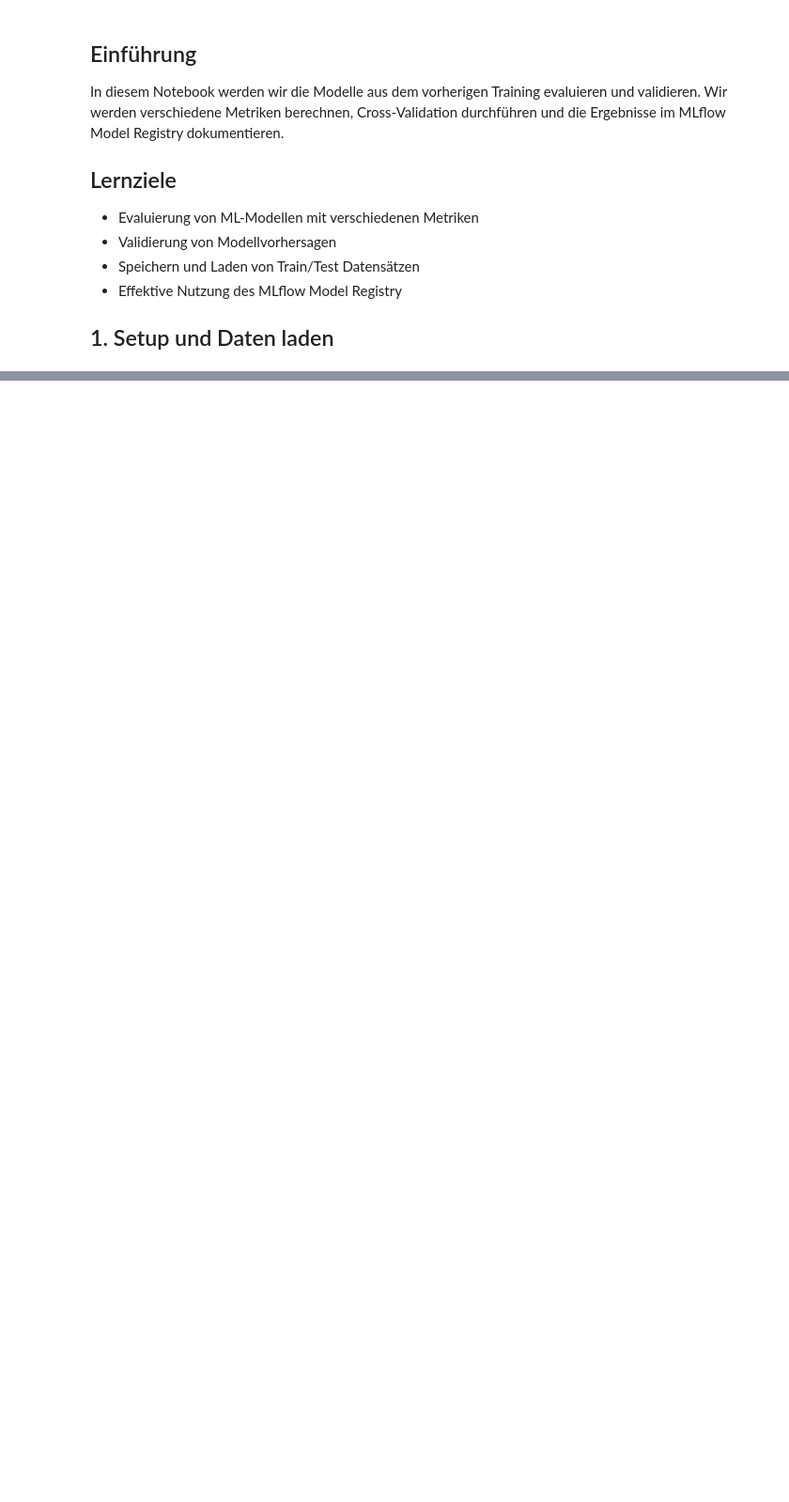
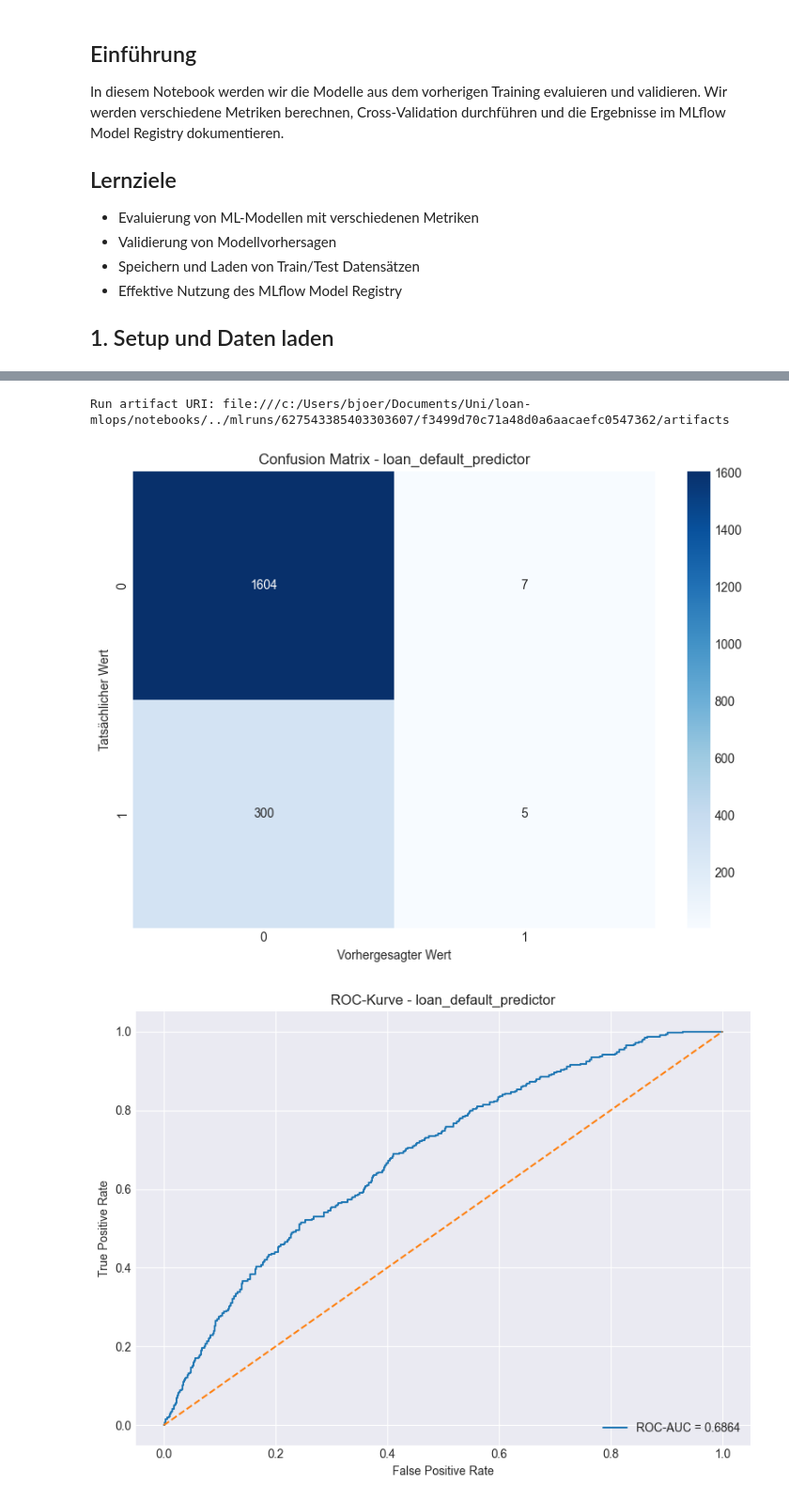
Before and after one commit to hansbjoern93/loan-mlops, a Jupyter notebook: notebooks/04_Modell_Evaluierung.ipynb, the cells around one changed output, grey strips where cells are left out. Shown at 94% size. Cells and saved outputs as stored; diff of their text form; code cells hidden in the pictures; blank space fills up the shorter version.

Commit message:
Modell Evaluierung

```diff
--- a/notebooks/04_Modell_Evaluierung.ipynb
+++ b/notebooks/04_Modell_Evaluierung.ipynb
@@ -51,0 +81,10 @@ X_train, X_test, y_train, y_test = train_test_split(X, y, test_size=0.2, random_
+# %%
+model_name = "loan_default_predictor"
+
+best_model_version = client.get_latest_versions(model_name, stages=["Staging"])[0]
+best_model = mlflow.sklearn.load_model(f"runs:/{best_model_version.run_id}/model")
+
+print("Geladene Modellversion:", best_model_version.version)
+print("Run ID:", best_model_version.run_id)
+print(type(best_model))
+print(best_model)
@@ -51,0 +175,27 @@ X_train, X_test, y_train, y_test = train_test_split(X, y, test_size=0.2, random_
+# %%
+with mlflow.start_run(
+    run_name="evaluation_loan_model",
+    experiment_id=experiment.experiment_id
+):
+    print("Run artifact URI:", mlflow.get_artifact_uri())
+
+    evaluation_results = evaluate_model_comprehensive(
+        best_model,
+        X_test_scaled,
+        y_test,
+        model_name="loan_default_predictor"
+    )
+
+print("Classification Report:")
+print(evaluation_results["classification_report"])
+
+print("\nWichtige Metriken:")
+print(f"Accuracy:  {evaluation_results['accuracy']:.4f}")
+print(f"Precision: {evaluation_results['precision']:.4f}")
+print(f"Recall:    {evaluation_results['recall']:.4f}")
+print(f"F1-Score:  {evaluation_results['f1_score']:.4f}")
+print(f"ROC-AUC:   {evaluation_results['roc_auc']:.4f}")
+# %% [output]
+Run artifact URI: file:///c:/Users/bjoer/Documents/Uni/loan-mlops/notebooks/../mlruns/627543385403303607/f3499d70c71a48d0a6aacaefc0547362/artifacts
+[figure, added]
+[figure, added]
```
Also changed, not shown: parts of 29 cells of this notebook, 6 other files.
